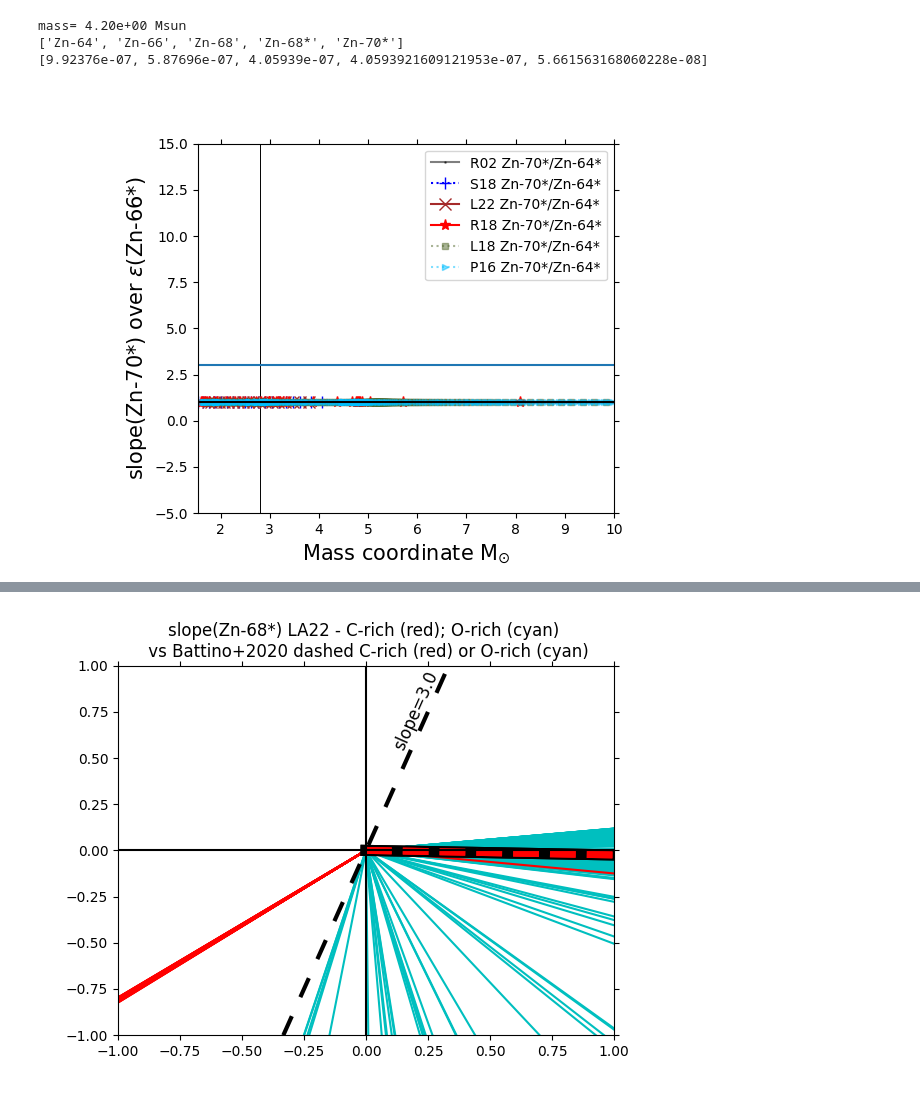
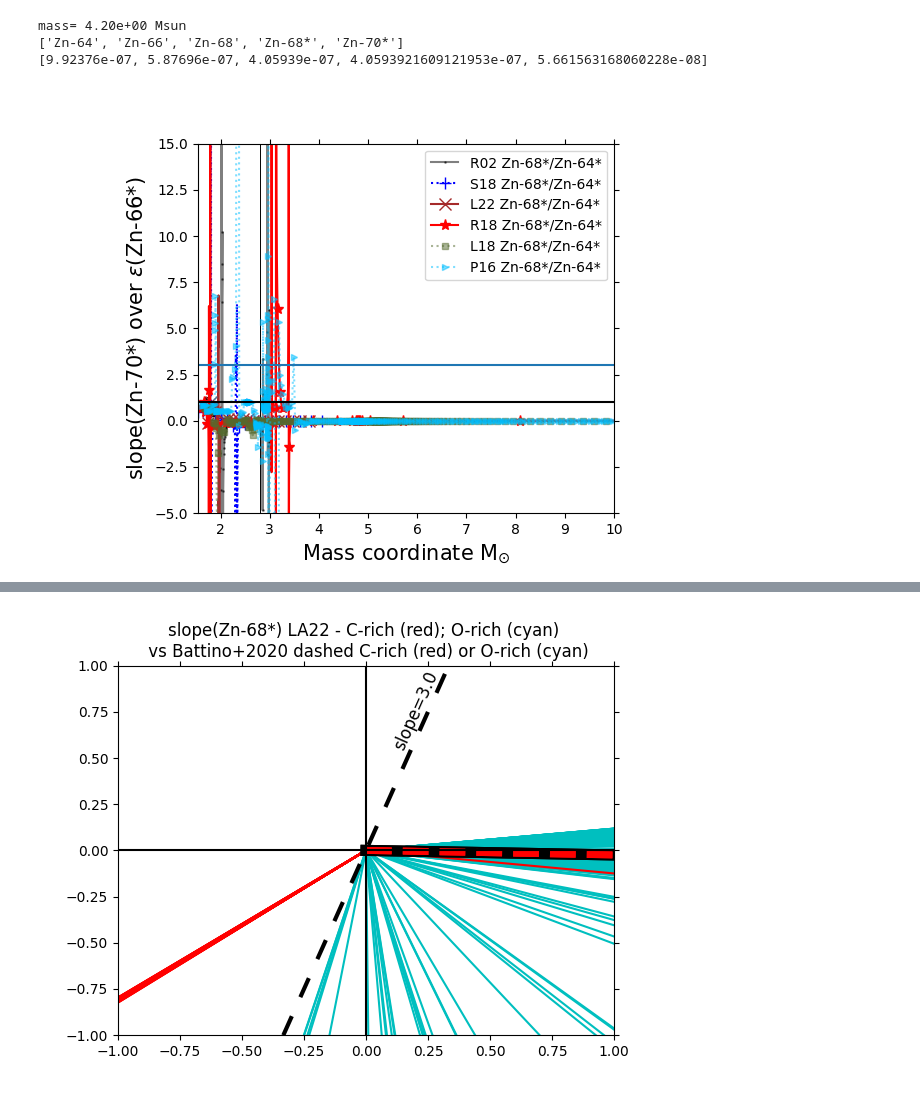
Before and after one commit to NuGrid/chetec-infra_WP9, a Jupyter notebook: simple_plot_v11.ipynb, the cells around one changed output, grey strips where cells are left out. Drawn from its saved outputs; the diff is of its cells as text; code cells hidden in the pictures.

```diff
--- a/simple_plot_v11.ipynb
+++ b/simple_plot_v11.ipynb
@@ -1289,30 +1056,0 @@ plt.show()
-# %%
-# ratio plot; Sieverdin
-ifig=131
-plt.figure(ifig).clear(); plt.figure(ifig)
-
-
-# some ref? E.g., where Si28 has the max abundance
-ref_1 = mass_sie[np.argmax(sie_abund[e_label.index(iso_ref1)])]
-plt.axvline(x=ref_1,color='k',lw=0.7)
-# or where Si29>Si30
-#ref_2 = np.where(sie_abund[e_label.index('Si-29')] > sie_abund[e_label.index('Si-30')] )
-#[list(group) for group in mit.consecutive_groups(list(ref_2))]
-# [...]
-
-# to plot Sieverdin data
-for i in range(len(iso_up_plot)):
-    plt.plot(mass_sie[:],sie_deltapmil[i],color=col[i],marker=lllin,ls='--',markersize=0.8,\
-                 alpha=0.5,label=iso_up_plot[i]+'/'+iso_down_plot[i])
-
-
-
-plt.legend(loc='lower right')
-masscut = min(mass[ind_tmp],mass_inc[0]) ; masscut = min(masscut,min(mass_sie[:]))
-plt.xlim(masscut,10) ; plt.ylim(-1.1,100)
-plt.xlabel(xlabel1,fontsize=15); plt.ylabel(ylabel2,fontsize=15)
-plt.tick_params(left=True,right=True,top=True,labelleft=True,which='both') #,labelright=True)
-
-plt.gcf().subplots_adjust(left=0.25)
-
-plt.show()
@@ -1410,38 +1126,38 @@ plt.axvline(x=ref_1,color='k',lw=0.7)
 #                 alpha=1,markevery=50,label=iso_up_plot[i]+'/'+iso_down_plot[i])
 
 #i = iso_up_plot.index('Ni-64*')
-i = iso_up_plot.index('Zn-70*')
+i = iso_up_plot.index('Zn-68*')
 
 plt.plot(rau_mass_1,rau_slope[i],color=col[0],marker=lllin,ls='-',markersize=0.8,\
                  alpha=0.5,label='R02 '+iso_up_plot[i]+'/'+iso_down_plot[i])
 plt.plot(mass_sie[:],sie_slope[i],color=col[1],marker='+',ls=':',markersize=8,\
          alpha=1,markevery=20,label='S18 '+iso_up_plot[i]+'/'+iso_down_plot[i])
 plt.plot(mass_inc,law_slope[i],color=col[2],marker='x',ls='-',markersize=8,\
                  alpha=1,markevery=50,label='L22 '+iso_up_plot[i]+'/'+iso_down_plot[i])
 plt.plot(mass[ind_tmp:],rit_slope[i][ind_tmp:],color=col[3],marker='*',ls='-',markersize=8,\
                  alpha=1,markevery=50,label='R18 '+iso_up_plot[i]+'/'+iso_down_plot[i])
 plt.plot(lc18_mass_1,lc18_slope[i],color=col[4],marker=lllin,ls=':',markersize=4,\
                  alpha=0.5,label='L18 '+iso_up_plot[i]+'/'+iso_down_plot[i])
 plt.plot(p16_mass[p16_ind_tmp:],p16_slope[i][p16_ind_tmp:],color=col[5],marker='>',ls=':',markersize=4,\
                  alpha=0.5,label='P16 '+iso_up_plot[i]+'/'+iso_down_plot[i])
 
 
 plt.axhline(y=3)
 plt.axhline(y=1,ls='-',color='k')
 
 plt.legend(loc='upper right')
 masscut = min(mass[ind_tmp],mass_inc[0]) ; masscut = min(masscut,min(mass_sie[:]))
 plt.xlim(masscut,10) ; plt.ylim(-5,15)
 plt.xlabel(xlabel1,fontsize=15); plt.ylabel(ylabel4,fontsize=15)
 plt.tick_params(left=True,right=True,top=True,labelleft=True,which='both') #,labelright=True)
 
 plt.gcf().subplots_adjust(left=0.25)
 
 plt.savefig('tmp.pdf')
 
 plt.show()
 # %% [output]
-[figure, old version]
+[figure, new version]
 # %%
 #print('rit',rit_slope[-1])
 # %%
```
Also changed, not shown: parts of 24 cells of this notebook.
